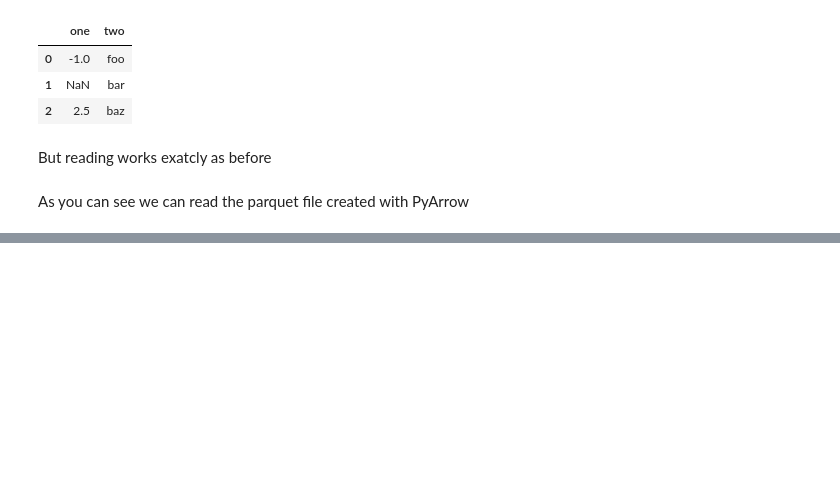
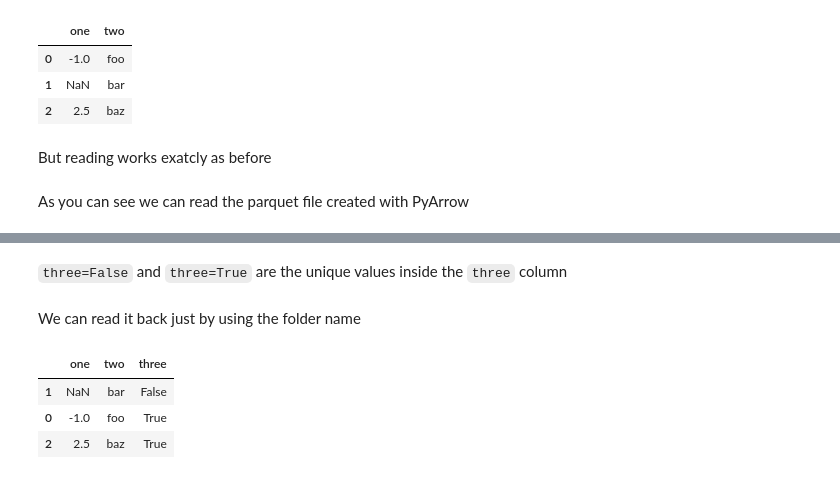
Before and after one commit to barrachri/pyarrow_fastparquet, a Jupyter notebook: pyarrow_fastparquet.ipynb, the cells around one changed output, grey strips where cells are left out. Drawn from its saved outputs; the diff is of its cells as text; code cells hidden in the pictures; blank space fills up the shorter version.

```diff
--- a/pyarrow_fastparquet.ipynb
+++ b/pyarrow_fastparquet.ipynb
@@ -174,0 +212,11 @@ As you can see we can read the parquet file created with PyArrow
+# %% [markdown]
+`three=False` and `three=True` are the unique values inside the `three` column
+# %% [markdown]
+We can read it back just by using the folder name
+# %%
+pq.read_table('pyarrow').to_pandas()
+# %% [output]
+|  | one | two | three |
+| 1 | NaN | bar | False |
+| 0 | -1.0 | foo | True |
+| 2 | 2.5 | baz | True |
```
Also changed, not shown: parts of 59 cells of this notebook, 2 other files.
